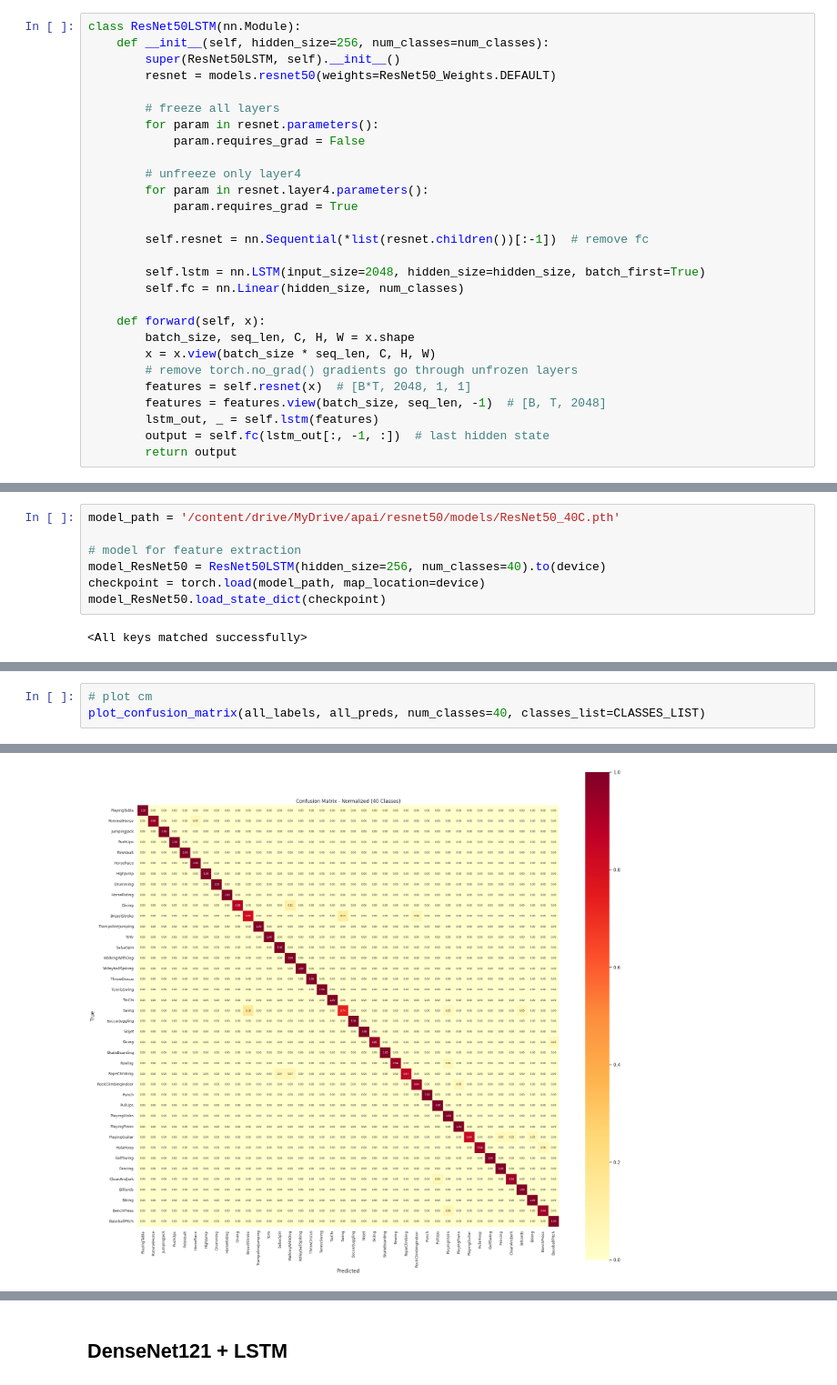
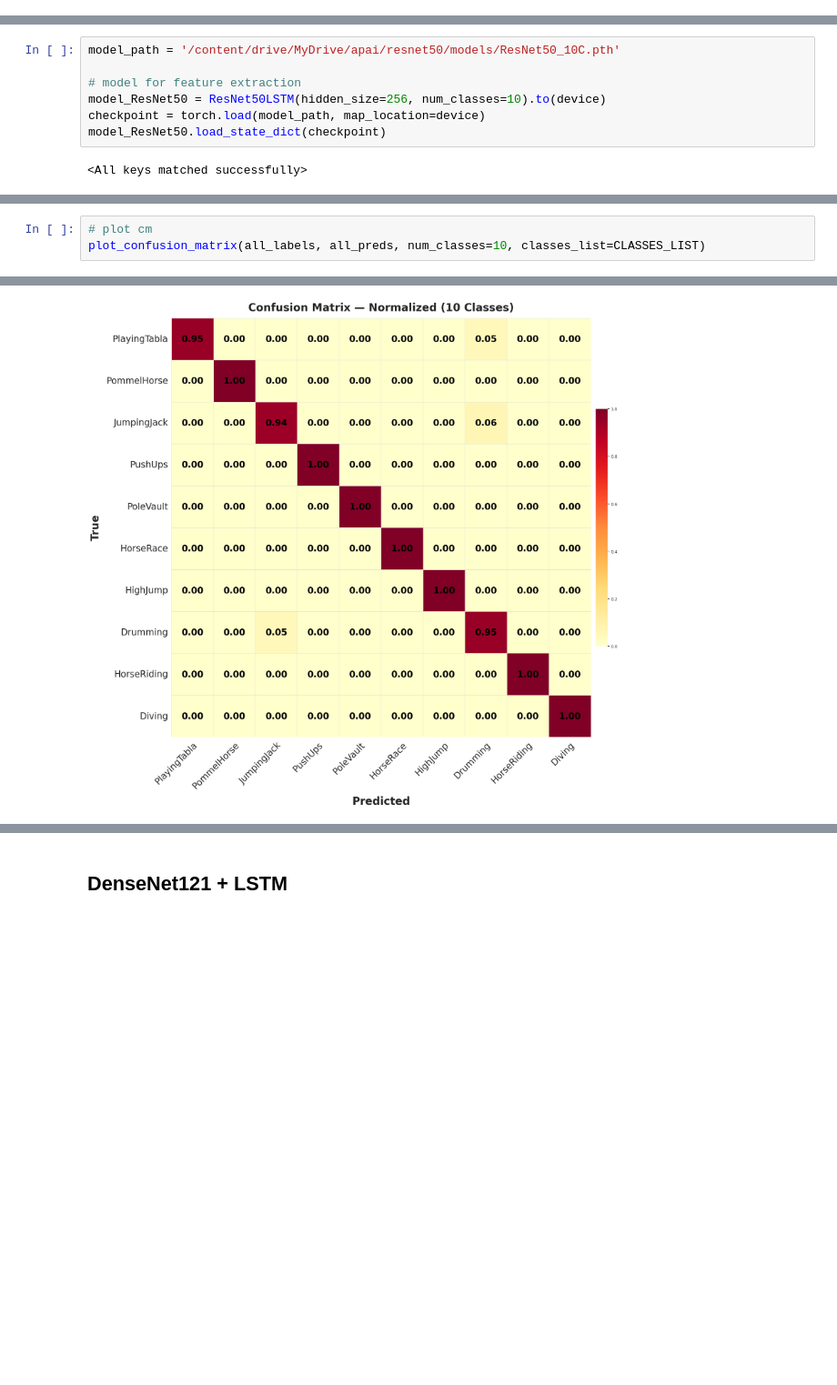
Before and after one commit to silvergjeka22/Unified-Lifelong-Action-Learning, a Jupyter notebook: notebooks/APAI_cnn_backbone.ipynb, the cells around one changed output, grey strips where cells are left out. Shown at 91% size. Saved outputs shown, nothing was run; the diff lists cells and outputs as text; blank space fills up the shorter version.

```diff
--- a/notebooks/APAI_cnn_backbone.ipynb
+++ b/notebooks/APAI_cnn_backbone.ipynb
@@ -739,32 +219,4 @@ PER-CLASS METRICS
 # %% [markdown]
 ## **RESNET50 + LSTM**
-# %%
-class ResNet50LSTM(nn.Module):
-    def __init__(self, hidden_size=256, num_classes=num_classes):
-        super(ResNet50LSTM, self).__init__()
-        resnet = models.resnet50(weights=ResNet50_Weights.DEFAULT)
-
-        # freeze all layers
-        for param in resnet.parameters():
-            param.requires_grad = False
-
-        # unfreeze only layer4
-        for param in resnet.layer4.parameters():
-            param.requires_grad = True
-
-        self.resnet = nn.Sequential(*list(resnet.children())[:-1])  # remove fc
-
-        self.lstm = nn.LSTM(input_size=2048, hidden_size=hidden_size, batch_first=True)
-        self.fc = nn.Linear(hidden_size, num_classes)
-
-    def forward(self, x):
-        batch_size, seq_len, C, H, W = x.shape
-        x = x.view(batch_size * seq_len, C, H, W)
-        # remove torch.no_grad() gradients go through unfrozen layers
-        features = self.resnet(x)  # [B*T, 2048, 1, 1]
-        features = features.view(batch_size, seq_len, -1)  # [B, T, 2048]
-        lstm_out, _ = self.lstm(features)
-        output = self.fc(lstm_out[:, -1, :])  # last hidden state
-        return output
 # %%
 model_ResNet50 = ResNet50LSTM().to(device)
@@ -826,8 +286,8 @@ Best model saved: /content/drive/MyDrive/apai/resnet50/models/ResNet50_40C.pth
 # %%
-model_path = '/content/drive/MyDrive/apai/resnet50/models/ResNet50_40C.pth'
+model_path = '/content/drive/MyDrive/apai/resnet50/models/ResNet50_10C.pth'
 
 # model for feature extraction
-model_ResNet50 = ResNet50LSTM(hidden_size=256, num_classes=40).to(device)
+model_ResNet50 = ResNet50LSTM(hidden_size=256, num_classes=10).to(device)
 checkpoint = torch.load(model_path, map_location=device)
 model_ResNet50.load_state_dict(checkpoint)
 # %% [output]
@@ -845,4 +305,4 @@ plot_training_results(results)
 # %%
 # plot cm
-plot_confusion_matrix(all_labels, all_preds, num_classes=40, classes_list=CLASSES_LIST)
+plot_confusion_matrix(all_labels, all_preds, num_classes=10, classes_list=CLASSES_LIST)
 # %% [output]
@@ -850,3 +310,3 @@ plot_confusion_matrix(all_labels, all_preds, num_classes=40, classes_list=CLASSE
-[figure, old version]
+[figure, new version]
 # %%
 # print detailed metrics
```
Also changed, not shown: parts of 74 cells of this notebook, 4 other files.
